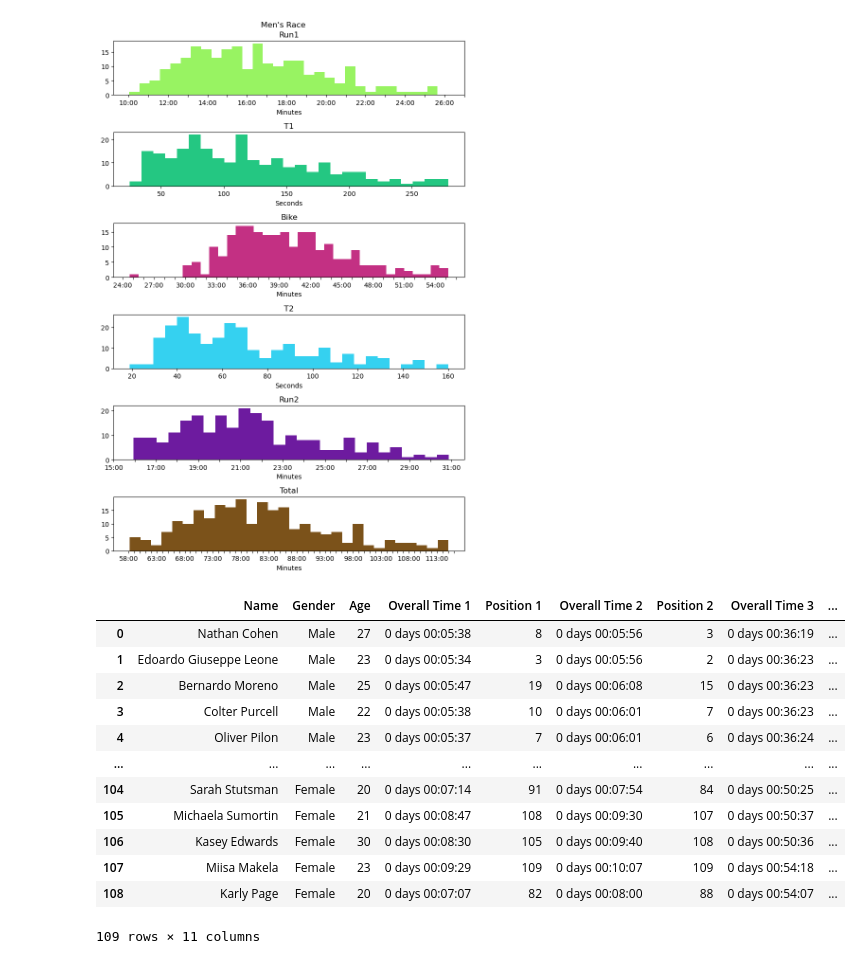
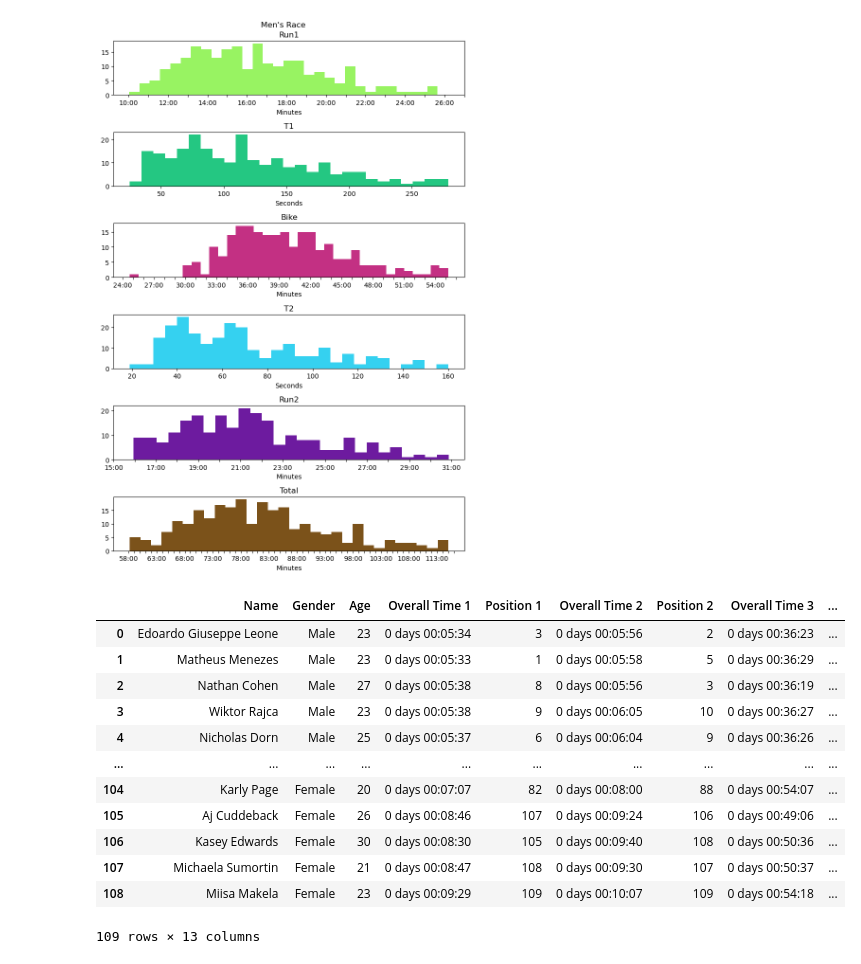
Before and after one commit to lukasrhoades/enduro-hub, a Jupyter notebook: tritonman.ipynb, the cells around one changed output. Cells and saved outputs as stored; diff of their text form; code cells hidden in the pictures.

Commit message:
early vis of positions

```diff
--- a/tritonman.ipynb
+++ b/tritonman.ipynb
@@ -162,38 +162,42 @@ get_histograms(classic, "Male")
 # %%
 def get_position(df):
     df = df.copy()
     df.dropna(inplace=True)
     df = df.astype({"Run1": "timedelta64[s]",
-                        "T1": "timedelta64[s]",
-                        "Bike": "timedelta64[s]",
-                        "T2": "timedelta64[s]",
-                        "Run2": "timedelta64[s]",
-                        "Total": "timedelta64[s]"})
+                    "T1": "timedelta64[s]",
+                    "Bike": "timedelta64[s]",
+                    "T2": "timedelta64[s]",
+                    "Run2": "timedelta64[s]",
+                    "Total": "timedelta64[s]"})
     for i, column in enumerate(df.columns[3:7]):
         if f"Overall Time {i}" in df.columns:
             df[f"Overall Time {i+1}"] = df[column] + df[f"Overall Time {i}"]
         else:
             df[f"Overall Time {i+1}"] = df[column]
         df.sort_values(by=f"Overall Time {i+1}", inplace=True)
         df.reset_index(drop=True, inplace=True)
         df[f"Position {i+1}"] = df.index + 1
-    df.drop(columns=["Run1", "T1", "Bike", "T2", "Run2", "Total"], inplace=True)
+    df["Final Time"] = df.pop("Total")
+    df.sort_values(by="Final Time", inplace=True)
+    df.reset_index(drop=True, inplace=True)
+    df["Final Position"] = df.index + 1
+    df.drop(columns=["Run1", "T1", "Bike", "T2", "Run2"], inplace=True)
 
     return df
 
 test = get_position(dl)
 test
 # %% [output]
 |  | Name | Gender | Age | Overall Time 1 | Position 1 | Overall Time 2 | Position 2 | Overall Time 3 | ... |
-| 0 | Nathan Cohen | Male | 27 | 0 days 00:05:38 | 8 | 0 days 00:05:56 | 3 | 0 days 00:36:19 | ... |
-| 1 | Edoardo Giuseppe Leone | Male | 23 | 0 days 00:05:34 | 3 | 0 days 00:05:56 | 2 | 0 days 00:36:23 | ... |
-| 2 | Bernardo Moreno | Male | 25 | 0 days 00:05:47 | 19 | 0 days 00:06:08 | 15 | 0 days 00:36:23 | ... |
-| 3 | Colter Purcell | Male | 22 | 0 days 00:05:38 | 10 | 0 days 00:06:01 | 7 | 0 days 00:36:23 | ... |
-| 4 | Oliver Pilon | Male | 23 | 0 days 00:05:37 | 7 | 0 days 00:06:01 | 6 | 0 days 00:36:24 | ... |
+| 0 | Edoardo Giuseppe Leone | Male | 23 | 0 days 00:05:34 | 3 | 0 days 00:05:56 | 2 | 0 days 00:36:23 | ... |
+| 1 | Matheus Menezes | Male | 23 | 0 days 00:05:33 | 1 | 0 days 00:05:58 | 5 | 0 days 00:36:29 | ... |
+| 2 | Nathan Cohen | Male | 27 | 0 days 00:05:38 | 8 | 0 days 00:05:56 | 3 | 0 days 00:36:19 | ... |
+| 3 | Wiktor Rajca | Male | 23 | 0 days 00:05:38 | 9 | 0 days 00:06:05 | 10 | 0 days 00:36:27 | ... |
+| 4 | Nicholas Dorn | Male | 25 | 0 days 00:05:37 | 6 | 0 days 00:06:04 | 9 | 0 days 00:36:26 | ... |
 | ... | ... | ... | ... | ... | ... | ... | ... | ... | ... |
-| 104 | Sarah Stutsman | Female | 20 | 0 days 00:07:14 | 91 | 0 days 00:07:54 | 84 | 0 days 00:50:25 | ... |
-| 105 | Michaela Sumortin | Female | 21 | 0 days 00:08:47 | 108 | 0 days 00:09:30 | 107 | 0 days 00:50:37 | ... |
+| 104 | Karly Page | Female | 20 | 0 days 00:07:07 | 82 | 0 days 00:08:00 | 88 | 0 days 00:54:07 | ... |
+| 105 | Aj Cuddeback | Female | 26 | 0 days 00:08:46 | 107 | 0 days 00:09:24 | 106 | 0 days 00:49:06 | ... |
 | 106 | Kasey Edwards | Female | 30 | 0 days 00:08:30 | 105 | 0 days 00:09:40 | 108 | 0 days 00:50:36 | ... |
-| 107 | Miisa Makela | Female | 23 | 0 days 00:09:29 | 109 | 0 days 00:10:07 | 109 | 0 days 00:54:18 | ... |
-| 108 | Karly Page | Female | 20 | 0 days 00:07:07 | 82 | 0 days 00:08:00 | 88 | 0 days 00:54:07 | ... |
+| 107 | Michaela Sumortin | Female | 21 | 0 days 00:08:47 | 108 | 0 days 00:09:30 | 107 | 0 days 00:50:37 | ... |
+| 108 | Miisa Makela | Female | 23 | 0 days 00:09:29 | 109 | 0 days 00:10:07 | 109 | 0 days 00:54:18 | ... |
-109 rows × 11 columns
+109 rows × 13 columns
```
Also changed, not shown: parts of 2 cells of this notebook.
